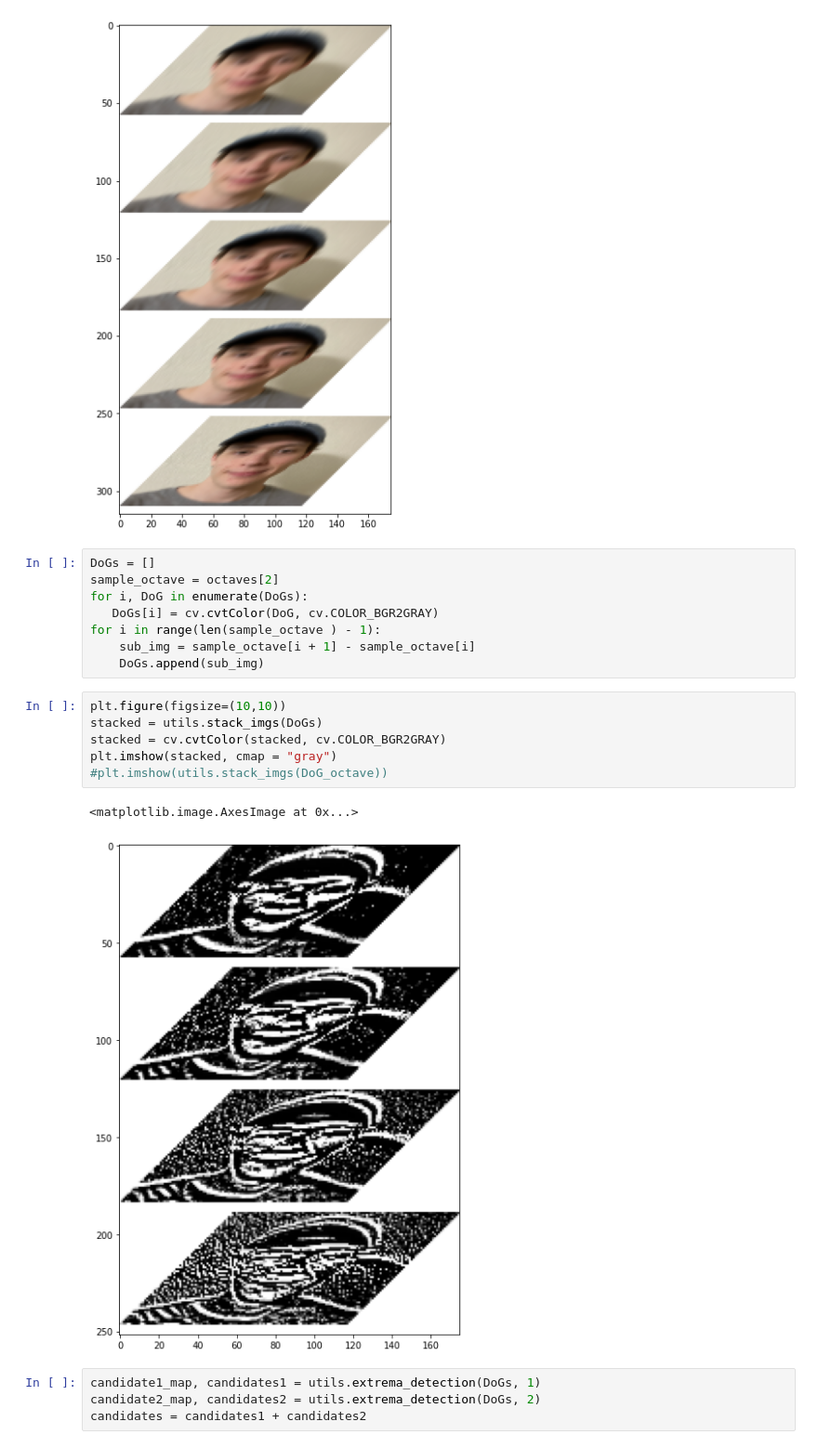
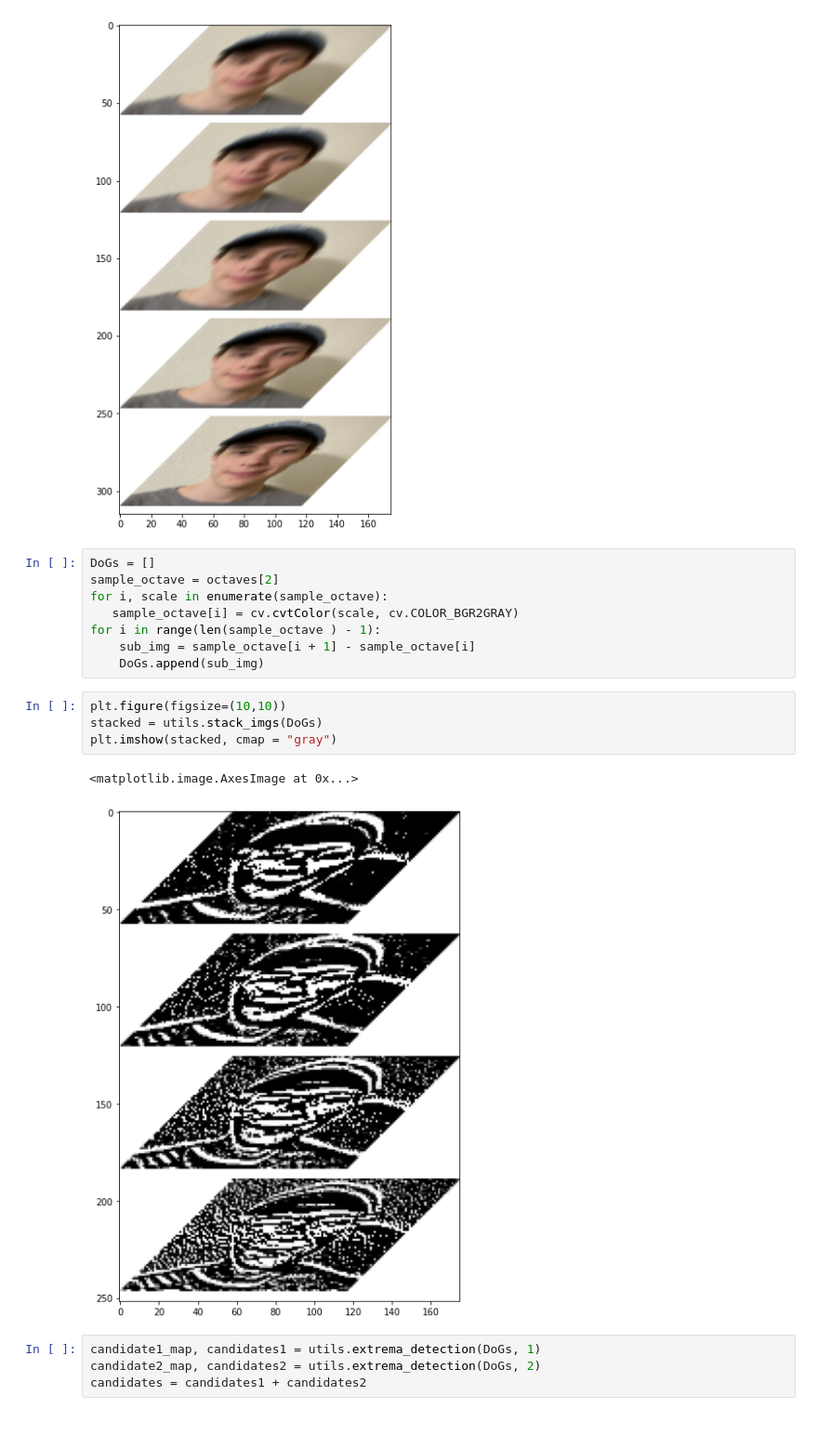
Before and after one commit to WTS012201/CompVis, a Jupyter notebook: ImageStitching/sift.ipynb, the cells around one changed output. Shown at 93% size. Cells and saved outputs as stored; diff of their text form.

```diff
--- a/ImageStitching/sift.ipynb
+++ b/ImageStitching/sift.ipynb
@@ -30,20 +30,18 @@ plt.imshow(utils.stack_imgs(octaves[2]))
 # %%
 DoGs = []
 sample_octave = octaves[2]
-for i, DoG in enumerate(DoGs):
-   DoGs[i] = cv.cvtColor(DoG, cv.COLOR_BGR2GRAY)
+for i, scale in enumerate(sample_octave):
+   sample_octave[i] = cv.cvtColor(scale, cv.COLOR_BGR2GRAY)
 for i in range(len(sample_octave ) - 1):
     sub_img = sample_octave[i + 1] - sample_octave[i]
     DoGs.append(sub_img)
 # %%
 plt.figure(figsize=(10,10))
 stacked = utils.stack_imgs(DoGs)
-stacked = cv.cvtColor(stacked, cv.COLOR_BGR2GRAY)
 plt.imshow(stacked, cmap = "gray")
-#plt.imshow(utils.stack_imgs(DoG_octave))
 # %% [output]
 <matplotlib.image.AxesImage at 0x...>
-[figure, old version]
+[figure, new version]
 # %%
 candidate1_map, candidates1 = utils.extrema_detection(DoGs, 1)
 candidate2_map, candidates2 = utils.extrema_detection(DoGs, 2)
```
Also changed, not shown: parts of 3 cells of this notebook.
